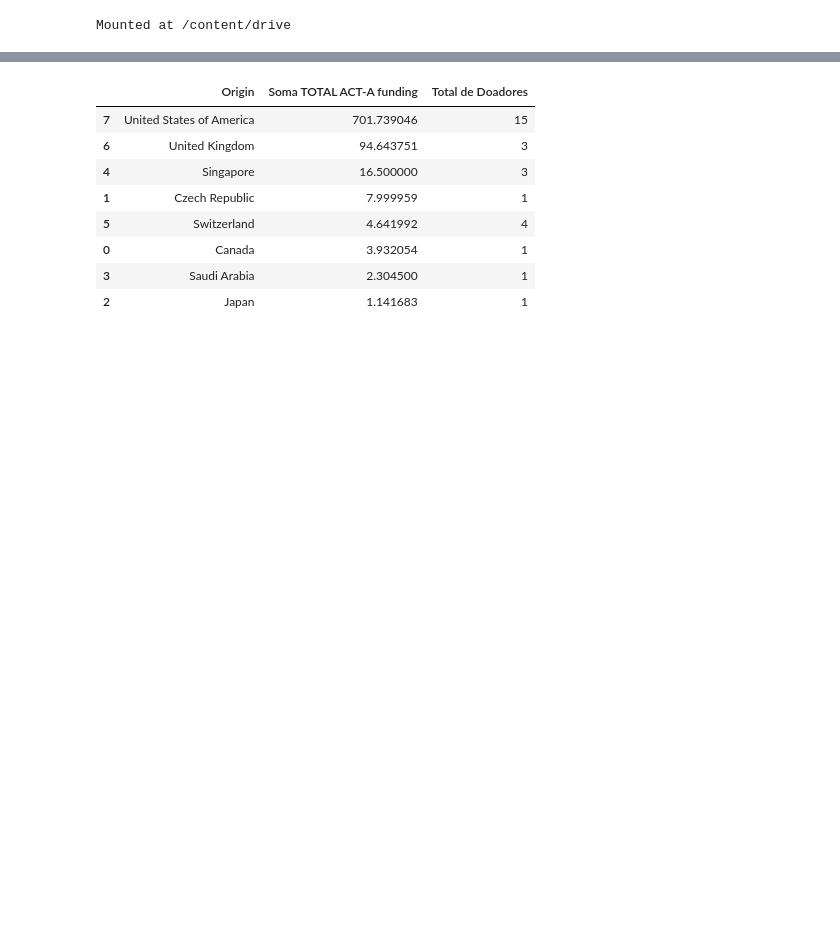
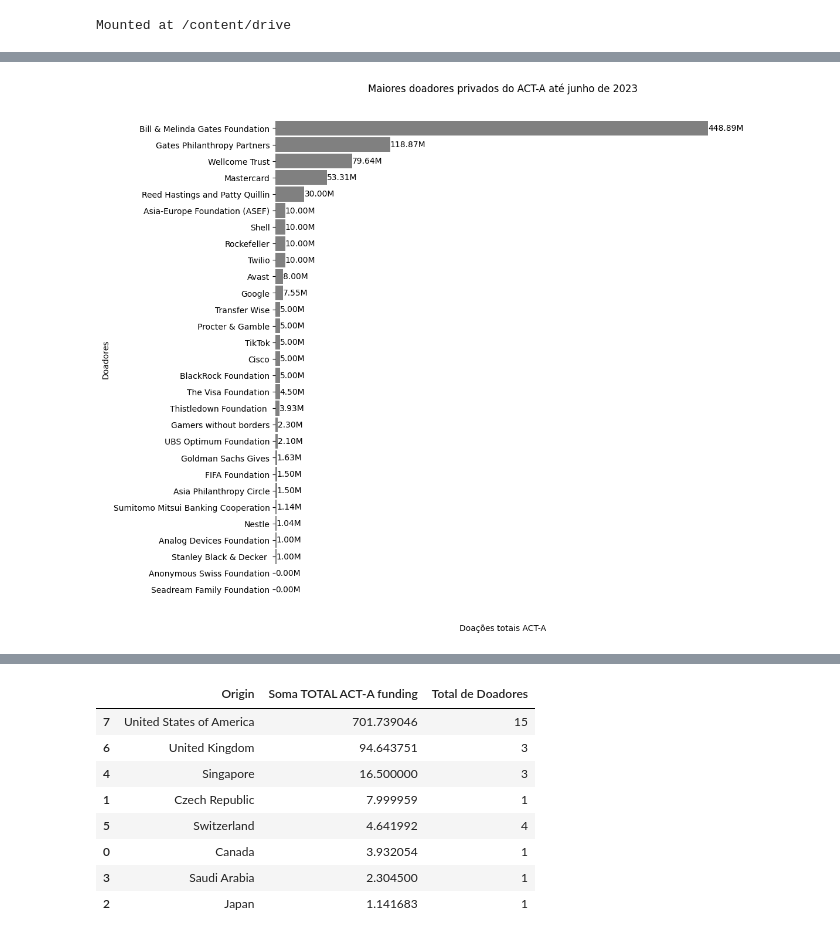
Before and after one commit to may-cbcp/ghg_act-a, a Jupyter notebook: notebook/ghg_acta_a.ipynb, the cells around one changed output, grey strips where cells are left out. Cells and saved outputs as stored; diff of their text form; code cells hidden in the pictures; blank space fills up the shorter version.

```diff
--- a/notebook/ghg_acta_a.ipynb
+++ b/notebook/ghg_acta_a.ipynb
@@ -136,3 +209,8 @@ Requirement already satisfied: geographiclib<3,>=1.52 in /usr/local/lib/python3.
+# %%
+df_privado_restante = doadores_privados_origem.tail(len(df) - 5)
+gerar_grafico_tipo_doador(df=df_privado_restante, tipo_doador=tipo_doador,grafico_titulo=grafico_titulo,nome_eixo_x=nome_eixo_x,nome_eixo_y=nome_eixo_y)
+# %% [output]
+[figure, added]
 # %%
 df = doadores_privados_origem
 df['Latitude'], df['Longitude'] = zip(*df['Origin'].apply(obter_coordenadas_por_pais).tolist())
```
Also changed, not shown: parts of 57 cells of this notebook.
